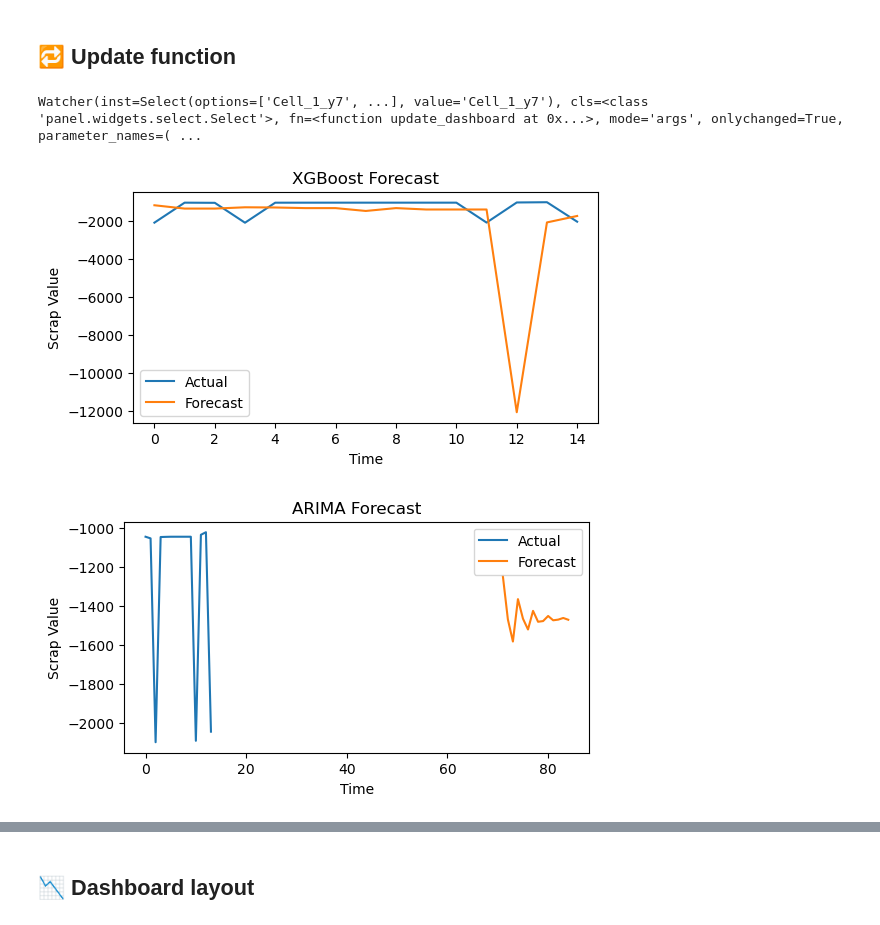
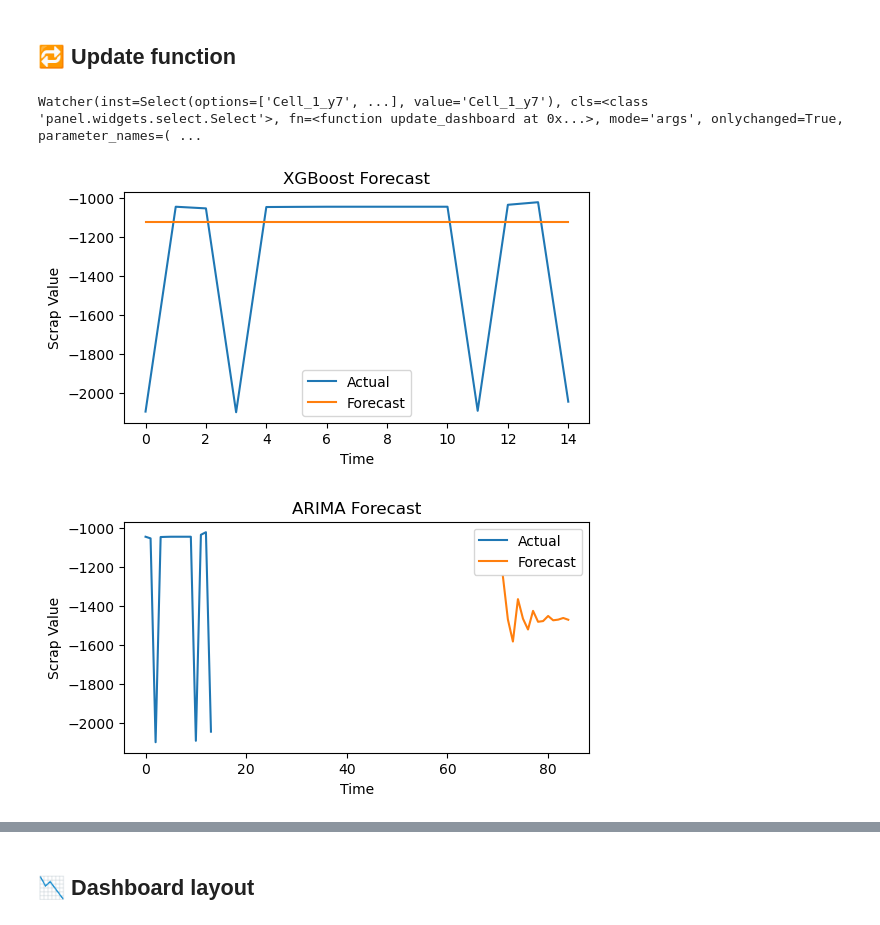
Before and after one commit to zahidul-khan/EV_Battery_Scrap_Value_Prediction, a Jupyter notebook: Ioncor_Oy_Scrap_Value_Forecasting_Dashboard-1.ipynb, the cells around one changed output, grey strips where cells are left out. Saved outputs shown, nothing was run; the diff lists cells and outputs as text; code cells hidden in the pictures.

```diff
--- a/Ioncor_Oy_Scrap_Value_Forecasting_Dashboard-1.ipynb
+++ b/Ioncor_Oy_Scrap_Value_Forecasting_Dashboard-1.ipynb
@@ -54,18 +54,31 @@ def preprocess_time_series(file_path):
 ## 🧠 XGBoost Prediction
 # %%
 def xgboost_forecast(df):
-    df['Year'] = df['Posting Date'].dt.year
-    df['Month'] = df['Posting Date'].dt.month
-    df['Day'] = df['Posting Date'].dt.day
+    # 1. Ensure 'Posting Date' is in datetime format
+    df['Posting Date'] = pd.to_datetime(df['Posting Date'])
 
-    X = df[['Year', 'Month', 'Day']]
+    # 2. Define the reference date (January 1, 2019)
+    reference_date = pd.Timestamp('2019-01-01')
+
+    # 3. Calculate the number of days passed
+    df['Days_Since_2019'] = (df['Posting Date'] - reference_date).dt.days
+
+    # 4. Set your input X and target y
+    X = df[['Days_Since_2019']]
     y = df['Amount in LC']
+
+    # --- Model Training ---
     X_train, X_test, y_train, y_test = train_test_split(X, y, test_size=0.2, shuffle=False)
     model = XGBRegressor(n_estimators=200, learning_rate=0.1)
     model.fit(X_train, y_train)
     y_pred = model.predict(X_test)
+
+    # --- Metrics ---
     rmse = mean_squared_error(y_test, y_pred, squared=False)
-    return y_test.reset_index(drop=True), y_pred, rmse
+    # Calculate MAPE and multiply by 100 for percentage
+    mape = mean_absolute_percentage_error(y_test, y_pred) * 100
+
+    return y_test.reset_index(drop=True), y_pred, rmse, mape
 # %% [markdown]
 ## 🔁 ARIMA Forecasting
 # %%
@@ -75,5 +88,9 @@ def arima_forecast(df):
     model_fit = model.fit()
     forecast = model_fit.forecast(steps=int(len(series)*0.2))
     y_true = series[-len(forecast):]
+
+    # --- Metrics ---
     rmse = mean_squared_error(y_true, forecast, squared=False)
-    return y_true, forecast, rmse
+    mape = mean_absolute_percentage_error(y_true, forecast) * 100
+
+    return y_true, forecast, rmse, mape
@@ -101,25 +165,29 @@ metrics_pane = pn.pane.Markdown()
 # %%
 def update_dashboard(event=None):
     file_name = file_dict[component_selector.value]
     df = preprocess_time_series(file_name)
-    y_test_xgb, y_pred_xgb, rmse_xgb = xgboost_forecast(df)
-    y_test_arima, y_pred_arima, rmse_arima = arima_forecast(df)
+
+    # Unpack the 4 return values (added mape_xgb and mape_arima)
+    y_test_xgb, y_pred_xgb, rmse_xgb, mape_xgb = xgboost_forecast(df)
+    y_test_arima, y_pred_arima, rmse_arima, mape_arima = arima_forecast(df)
 
     xgb_plot = create_plot(y_test_xgb, y_pred_xgb, "XGBoost")
     arima_plot = create_plot(y_test_arima, y_pred_arima, "ARIMA")
 
     xgb_plot_pane.object = xgb_plot.object
     arima_plot_pane.object = arima_plot.object
 
+    # Update the text to include MAPE
     metrics_md = f"""
     ### Forecasting Error Metrics
-    - **XGBoost RMSE:** {rmse_xgb:.2f}
-    - **ARIMA RMSE:** {rmse_arima:.2f}
+    - **XGBoost:** RMSE: {rmse_xgb:.2f} | MAPE: {mape_xgb:.2f}%
+    - **ARIMA:** RMSE: {rmse_arima:.2f} | MAPE: {mape_arima:.2f}%
     """
     metrics_pane.object = metrics_md
+
 update_dashboard()  # Initial load
 component_selector.param.watch(update_dashboard, 'value')
 # %% [output]
 Watcher(inst=Select(options=['Cell_1_y7', ...], value='Cell_1_y7'), cls=<class 'panel.widgets.select.Select'>, fn=<function update_dashboard at 0x...>, mode='args', onlychanged=True, parameter_names=( ...
-[figure, old version]
+[figure, new version]
 [figure]
```
Also changed, not shown: parts of 3 cells of this notebook.
